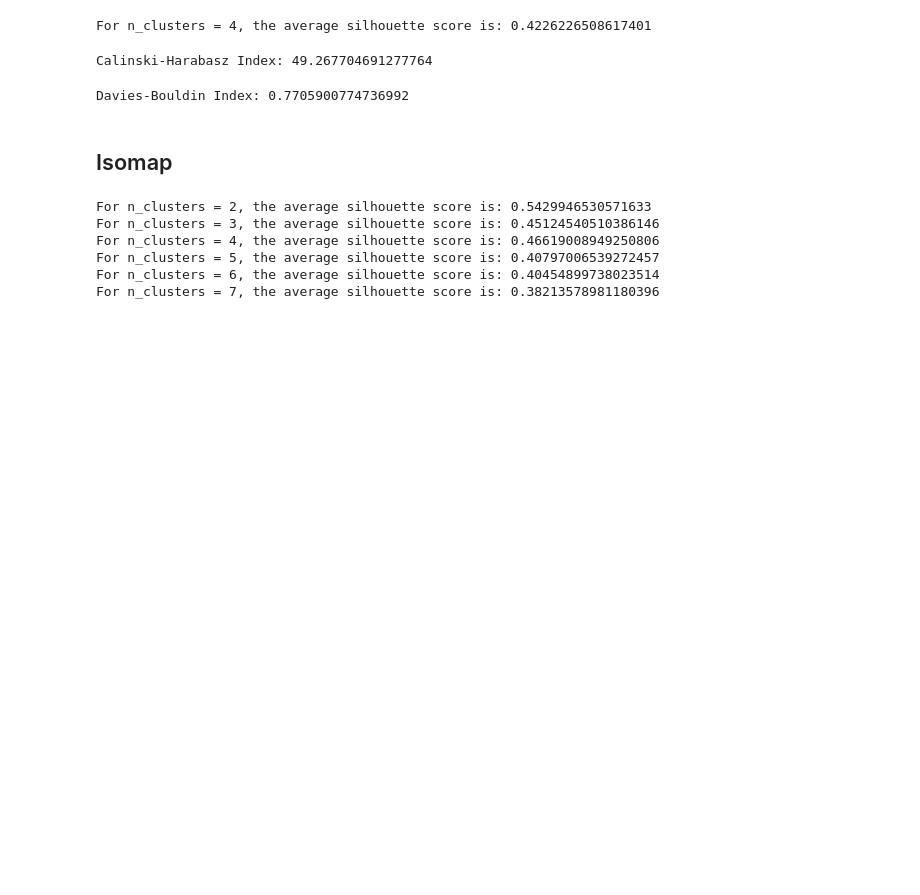
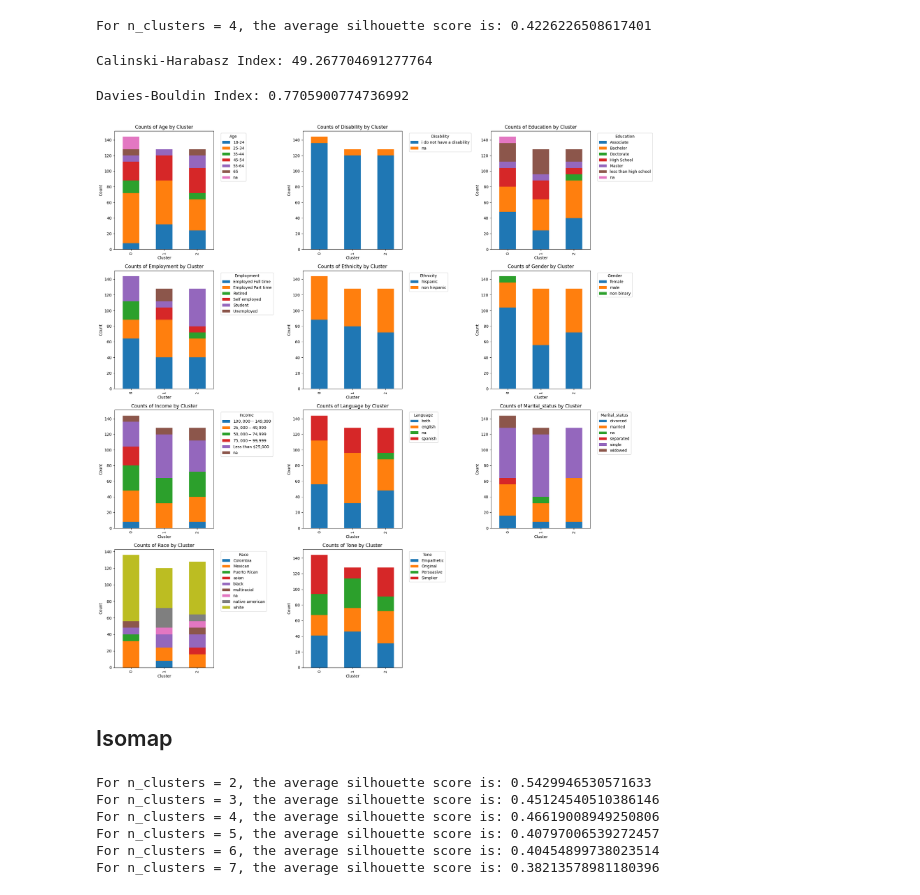
Before and after one commit to esoto15/research-summer-2024, a Jupyter notebook: dimension-reduction/tone-based-clustering.ipynb, the cells around one changed output. Cells and saved outputs as stored; diff of their text form; code cells hidden in the pictures; blank space fills up the shorter version.

```diff
--- a/dimension-reduction/tone-based-clustering.ipynb
+++ b/dimension-reduction/tone-based-clustering.ipynb
@@ -611,3 +611,39 @@ umap_graphs.to_excel('../datasets/umap-tones-clusters.xlsx', index=False)
+# %%
+# Number of columns and rows for the subplots grid
+n_cols = 3
+n_rows = (len(columns_to_plot) + n_cols - 1) // n_cols  # Calculate number of rows needed
+
+# Create a figure and axes for subplots
+fig, axes = plt.subplots(n_rows, n_cols, figsize=(20, 5 * n_rows))
+
+# Flatten the axes array for easy indexing
+axes = axes.flatten()
+
+# Generate stacked bar charts for each column
+for idx, column in enumerate(columns_to_plot):
+    # Aggregate data for the given column
+    cluster_option_counts = umap_graphs.groupby(['Cluster', column]).size().unstack(fill_value=0)
+
+    # Plotting the stacked bar chart on the corresponding subplot
+    ax = cluster_option_counts.plot(kind='bar', stacked=True, ax=axes[idx])
+
+    # Add labels and title
+    ax.set_xlabel('Cluster')
+    ax.set_ylabel('Count')
+    ax.set_title(f'Counts of {column.capitalize()} by Cluster')
+    ax.legend(title=column.capitalize(), bbox_to_anchor=(1.05, 1), loc='upper left')
+
+    # Adjust layout for the subplot
+    plt.tight_layout()
+
+# Remove any unused axes
+for j in range(idx + 1, len(axes)):
+    fig.delaxes(axes[j])
+
+# Show all plots
+plt.show()
+# %% [output]
+[figure, added]
 # %% [markdown]
 ## Isomap
 # %%
```
Also changed, not shown: parts of 4 cells of this notebook.
